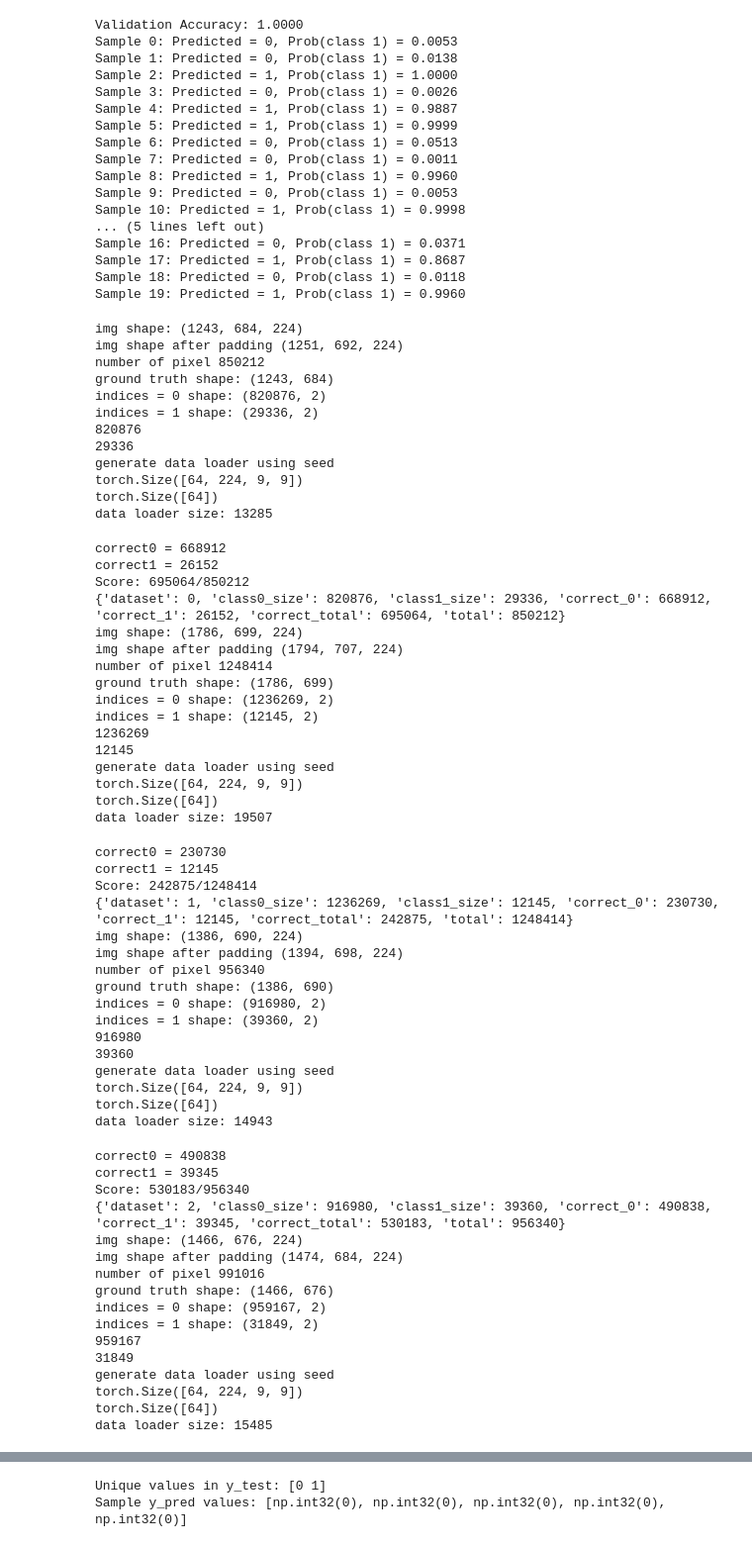
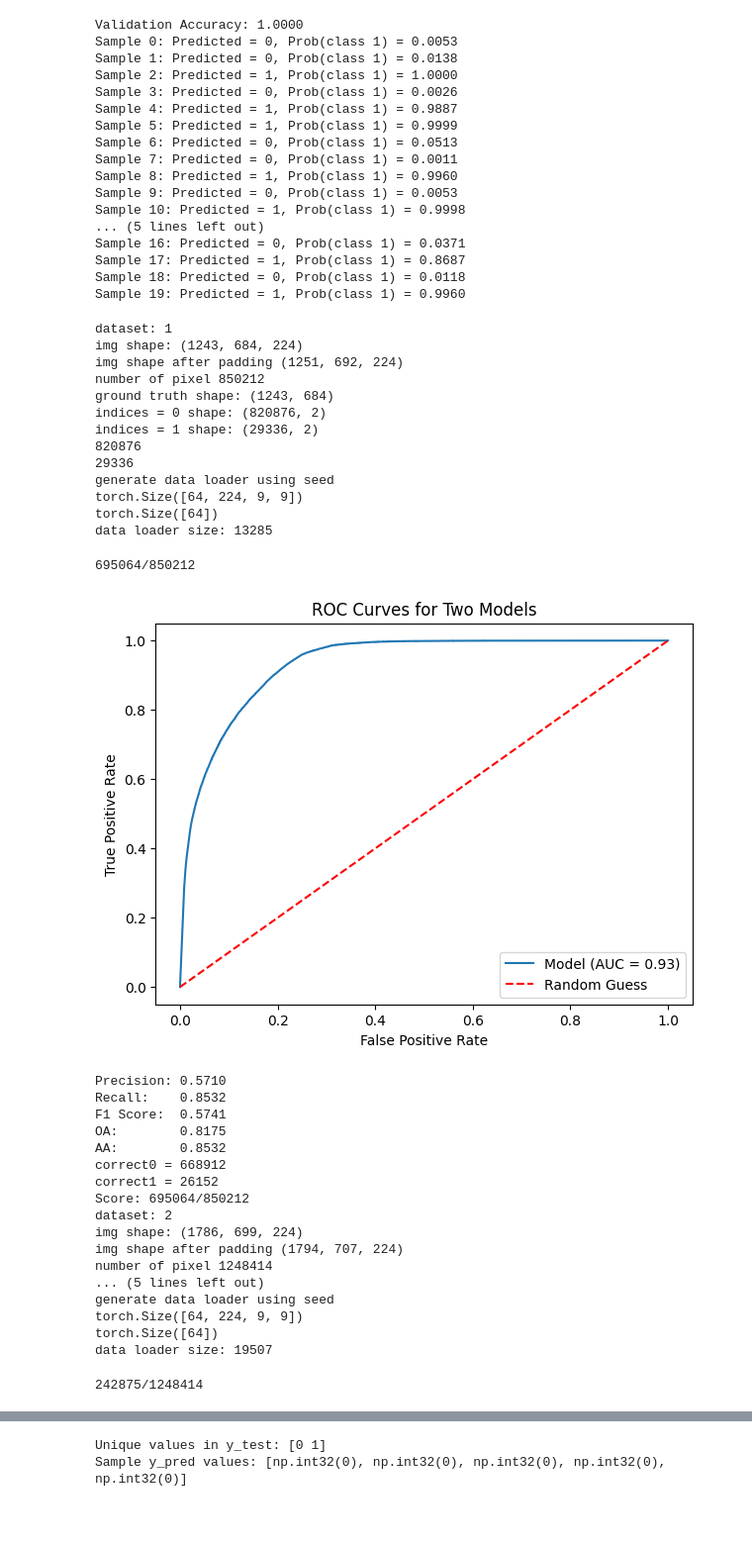
Before and after one commit to FathanAbi/tugas-akhir-model-deteksi-tumpahan-minyakl, a Jupyter notebook: simsiam/simsiam/TESTING/1DCNN/OneDCNN_REV_1.ipynb, the cells around one changed output, grey strips where cells are left out. Shown: that part at 99% size. Saved outputs shown, nothing was run; the diff lists cells and outputs as text; code cells hidden in the pictures; blank space fills up the shorter version.

```diff
--- a/simsiam/simsiam/TESTING/1DCNN/OneDCNN_REV_1.ipynb
+++ b/simsiam/simsiam/TESTING/1DCNN/OneDCNN_REV_1.ipynb
@@ -678,7 +678,7 @@ for dataset in range(len(datasets)):
     for input_batch, label_batch, x_batch, y_batch in tqdm(data_loader, desc="Predicting"):
 
 
-        preds, confs = predict_batch_whole(pipeline, input_batch, device)
+        preds, confs = predict_batch_whole(model, input_batch, device)
 
         hsi_prediction.append(preds)
         prediction.append(preds)
@@ -713,78 +713,51 @@ for dataset in range(len(datasets)):
         'class1_size': indices_1_shape[0],
         'correct_0': correct0,
         'correct_1': correct1,
         'correct_total': correct,
         'total': total,
         'AUC': float(performance_metrics['AUC']),
         'precision': float(performance_metrics['precision']),
         'recall': float(performance_metrics['recall']),
         'F1 Score': float(performance_metrics['F1 Score']),
         'OA': float(performance_metrics['OA']),
         'AA': float(performance_metrics['AA']),
     }
     # print(score)
     scores.append(score)
     # Save prediction matrix
     # timestamp = datetime.now().strftime('%Y%m%d_%H%M%S')
     np.save(f"predictions/{timestamp}/results {dataset} 1DCNN.npy", pred_matrix)
 # %% [output]
+dataset: 1
 img shape: (1243, 684, 224)
 img shape after padding (1251, 692, 224)
 number of pixel 850212
 ground truth shape: (1243, 684)
 indices = 0 shape: (820876, 2)
 indices = 1 shape: (29336, 2)
 820876
 29336
 generate data loader using seed
 torch.Size([64, 224, 9, 9])
 torch.Size([64])
 data loader size: 13285
-correct0 = 668912
-correct1 = 26152
-Score: 695064/850212
-{'dataset': 0, 'class0_size': 820876, 'class1_size': 29336, 'correct_0': 668912, 'correct_1': 26152, 'correct_total': 695064, 'total': 850212}
-img shape: (1786, 699, 224)
-img shape after padding (1794, 707, 224)
-number of pixel 1248414
-ground truth shape: (1786, 699)
-indices = 0 shape: (1236269, 2)
-indices = 1 shape: (12145, 2)
-1236269
-12145
-generate data loader using seed
-torch.Size([64, 224, 9, 9])
-torch.Size([64])
-data loader size: 19507
+695064/850212
+[figure, added]
-correct0 = 230730
-correct1 = 12145
-Score: 242875/1248414
-{'dataset': 1, 'class0_size': 1236269, 'class1_size': 12145, 'correct_0': 230730, 'correct_1': 12145, 'correct_total': 242875, 'total': 1248414}
-img shape: (1386, 690, 224)
-img shape after padding (1394, 698, 224)
-number of pixel 956340
-ground truth shape: (1386, 690)
-indices = 0 shape: (916980, 2)
-indices = 1 shape: (39360, 2)
-916980
-39360
+Precision: 0.5710
+Recall:    0.8532
+F1 Score:  0.5741
+OA:        0.8175
+AA:        0.8532
+correct0 = 668912
+correct1 = 26152
+Score: 695064/850212
+dataset: 2
+img shape: (1786, 699, 224)
+img shape after padding (1794, 707, 224)
+number of pixel 1248414
+... (5 lines left out)
 generate data loader using seed
 torch.Size([64, 224, 9, 9])
 torch.Size([64])
-data loader size: 14943
+data loader size: 19507
-correct0 = 490838
-correct1 = 39345
-Score: 530183/956340
-{'dataset': 2, 'class0_size': 916980, 'class1_size': 39360, 'correct_0': 490838, 'correct_1': 39345, 'correct_total': 530183, 'total': 956340}
-img shape: (1466, 676, 224)
-img shape after padding (1474, 684, 224)
-number of pixel 991016
-ground truth shape: (1466, 676)
-indices = 0 shape: (959167, 2)
-indices = 1 shape: (31849, 2)
-959167
-31849
-generate data loader using seed
-torch.Size([64, 224, 9, 9])
-torch.Size([64])
-data loader size: 15485
+242875/1248414
```
Also changed, not shown: parts of 8 cells of this notebook, 6 other files.
